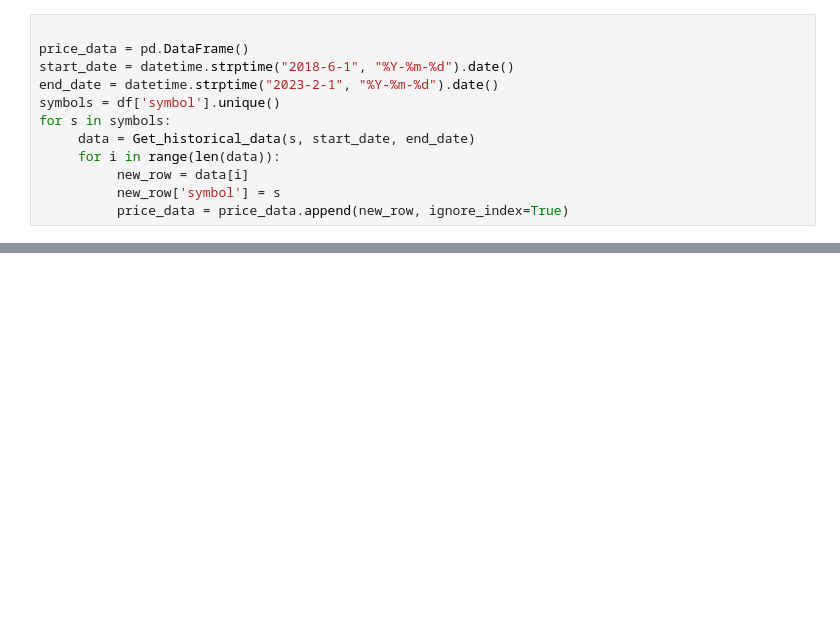
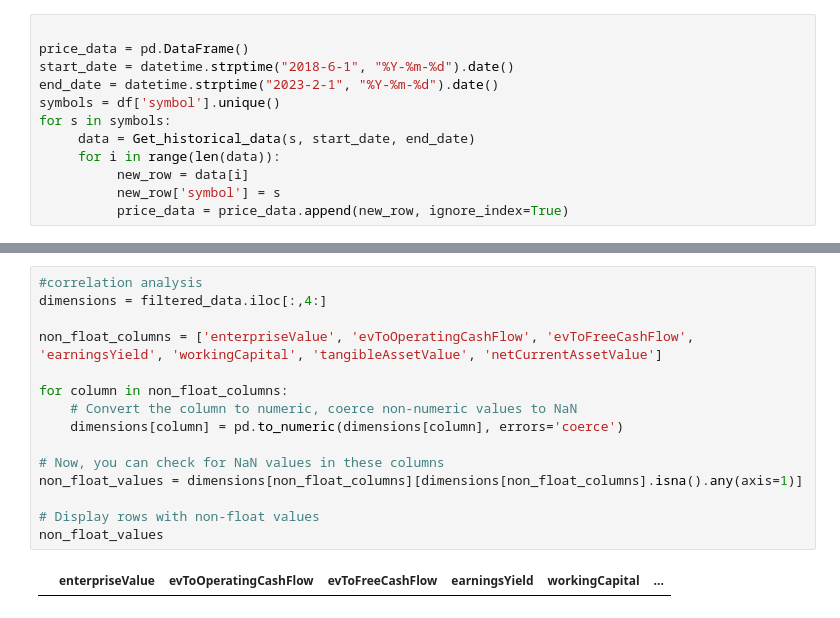
Before and after one commit to nikanhg/Language-of-business, a Jupyter notebook: main.ipynb, the cells around one changed output, grey strips where cells are left out. Drawn from its saved outputs; the diff is of its cells as text; blank space fills up the shorter version.

```diff
--- a/main.ipynb
+++ b/main.ipynb
@@ -134,0 +118,17 @@ price_data.to_csv("price_data.csv")
+# %%
+#correlation analysis
+dimensions = filtered_data.iloc[:,4:]
+
+non_float_columns = ['enterpriseValue', 'evToOperatingCashFlow', 'evToFreeCashFlow', 'earningsYield', 'workingCapital', 'tangibleAssetValue', 'netCurrentAssetValue']
+
+for column in non_float_columns:
+    # Convert the column to numeric, coerce non-numeric values to NaN
+    dimensions[column] = pd.to_numeric(dimensions[column], errors='coerce')
+
+# Now, you can check for NaN values in these columns
+non_float_values = dimensions[non_float_columns][dimensions[non_float_columns].isna().any(axis=1)]
+
+# Display rows with non-float values
+non_float_values
+# %% [output]
+|  | enterpriseValue | evToOperatingCashFlow | evToFreeCashFlow | earningsYield | workingCapital | ... |
```
Also changed, not shown: parts of 15 cells of this notebook.
